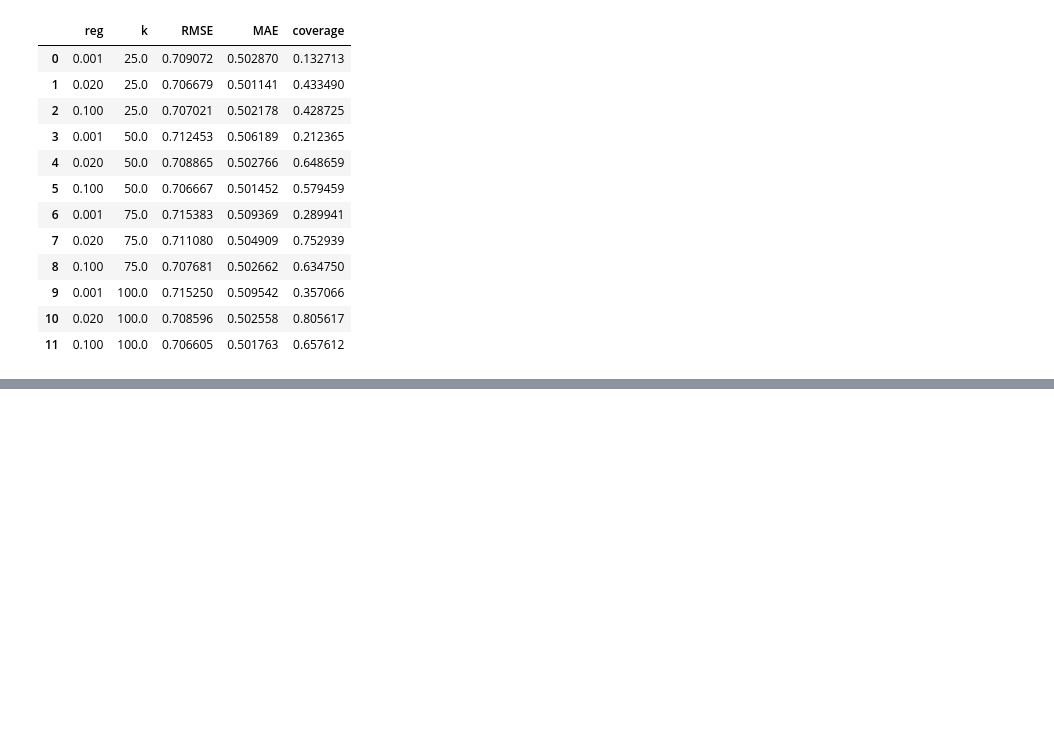
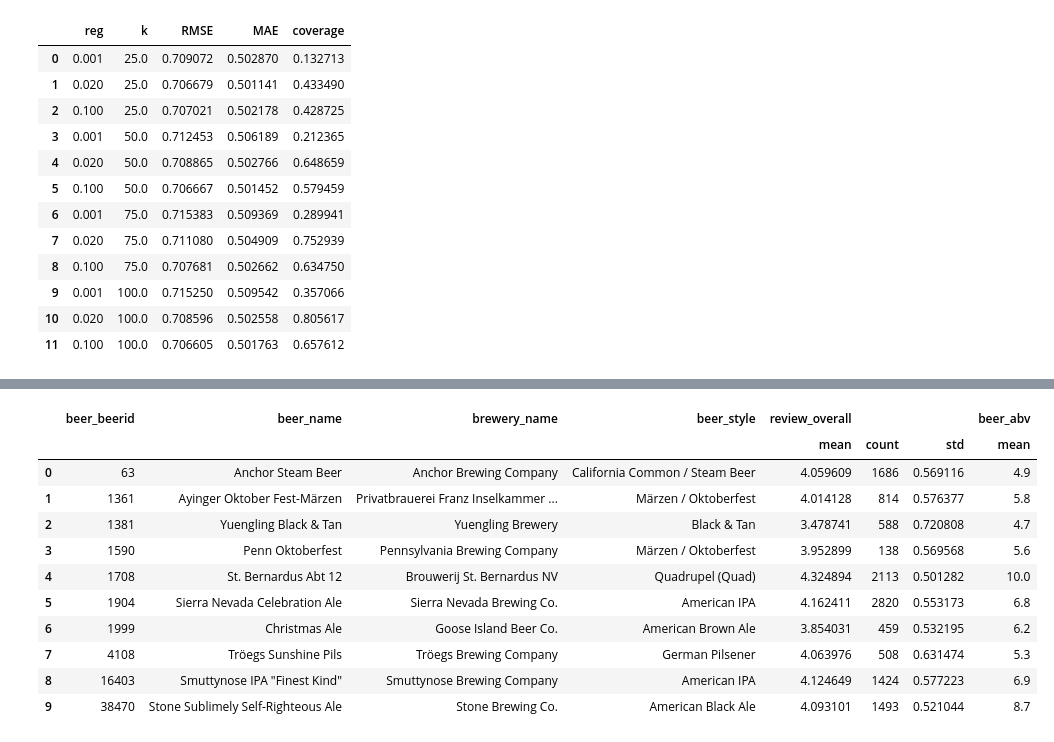
Before and after one commit to LucasLyons/Beer-Project, a Jupyter notebook: notebooks/06_model_selection.ipynb, the cells around one changed output, grey strips where cells are left out. Saved outputs shown, nothing was run; the diff lists cells and outputs as text; code cells hidden in the pictures; blank space fills up the shorter version.

```diff
--- a/notebooks/06_model_selection.ipynb
+++ b/notebooks/06_model_selection.ipynb
@@ -290 +309,16 @@ get_beer_data(baseline, models[7].get_top_N(N=10)[1000], item_encoder)
+# %%
+get_beer_data(baseline, user_CF.top_N_beers(user=11, k=20, N=10))
+# %% [output]
+|  | beer_beerid | beer_name | brewery_name | beer_style | review_overall |  |  | beer_abv |
+|  |  |  |  |  | mean | count | std | mean |
+| 0 | 63 | Anchor Steam Beer | Anchor Brewing Company | California Common / Steam Beer | 4.059609 | 1686 | 0.569116 | 4.9 |
+| 1 | 1361 | Ayinger Oktober Fest-Märzen | Privatbrauerei Franz Inselkammer ... | Märzen / Oktoberfest | 4.014128 | 814 | 0.576377 | 5.8 |
+| 2 | 1381 | Yuengling Black & Tan | Yuengling Brewery | Black & Tan | 3.478741 | 588 | 0.720808 | 4.7 |
+| 3 | 1590 | Penn Oktoberfest | Pennsylvania Brewing Company | Märzen / Oktoberfest | 3.952899 | 138 | 0.569568 | 5.6 |
+| 4 | 1708 | St. Bernardus Abt 12 | Brouwerij St. Bernardus NV | Quadrupel (Quad) | 4.324894 | 2113 | 0.501282 | 10.0 |
+| 5 | 1904 | Sierra Nevada Celebration Ale | Sierra Nevada Brewing Co. | American IPA | 4.162411 | 2820 | 0.553173 | 6.8 |
+| 6 | 1999 | Christmas Ale | Goose Island Beer Co. | American Brown Ale | 3.854031 | 459 | 0.532195 | 6.2 |
+| 7 | 4108 | Tröegs Sunshine Pils | Tröegs Brewing Company | German Pilsener | 4.063976 | 508 | 0.631474 | 5.3 |
+| 8 | 16403 | Smuttynose IPA "Finest Kind" | Smuttynose Brewing Company | American IPA | 4.124649 | 1424 | 0.577223 | 6.9 |
+| 9 | 38470 | Stone Sublimely Self-Righteous Ale | Stone Brewing Co. | American Black Ale | 4.093101 | 1493 | 0.521044 | 8.7 |
 # %%
```
Also changed, not shown: parts of 15 cells of this notebook, 6 other files.
